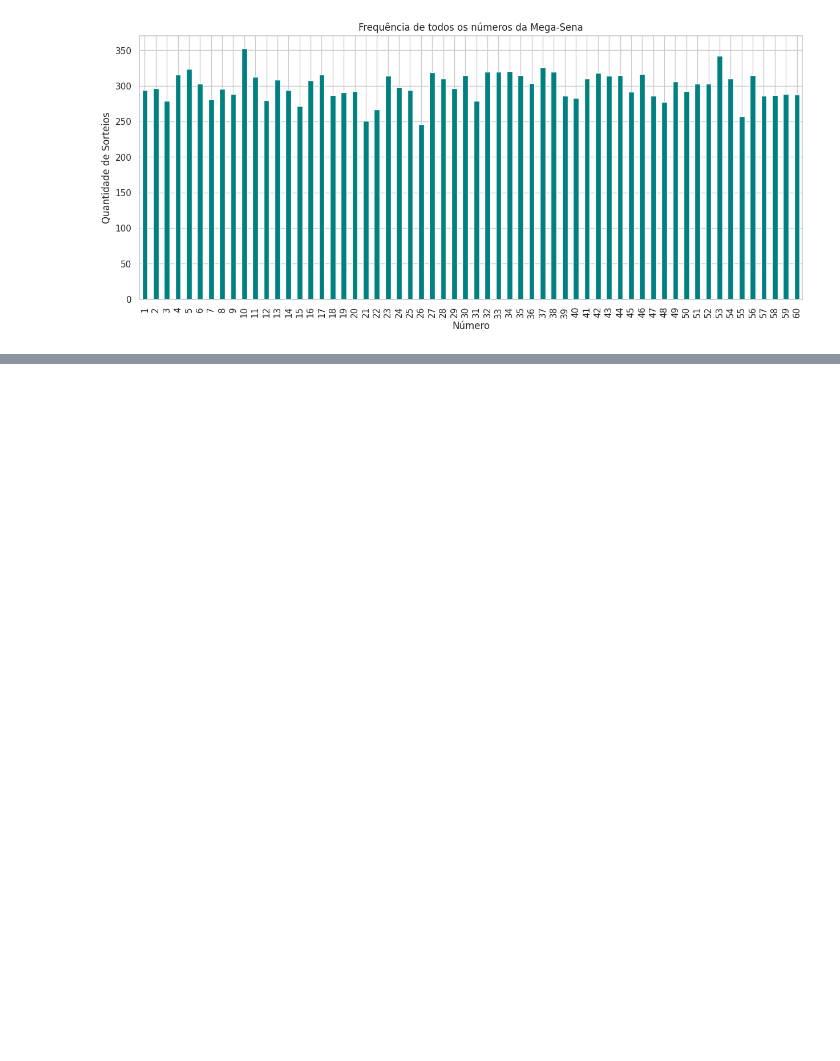
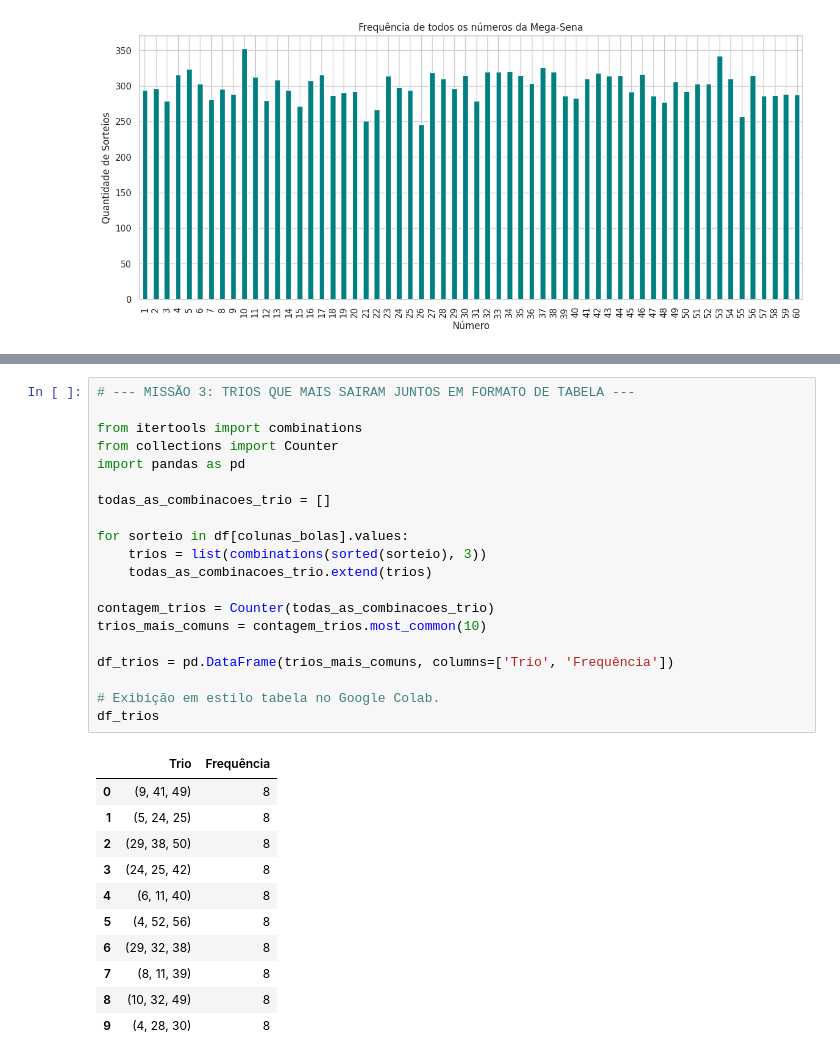
Before and after one commit to olivenbaum-dev/Learning_Lab, a Jupyter notebook: Análise_MegaSena/Analise_MegaSena.ipynb, the cells around one changed output, grey strips where cells are left out. Drawn from its saved outputs; the diff is of its cells as text; blank space fills up the shorter version.

```diff
--- a/Análise_MegaSena/Analise_MegaSena.ipynb
+++ b/Análise_MegaSena/Analise_MegaSena.ipynb
@@ -147,0 +144,32 @@ Os números 6 e 34 saíram juntos 39 vezes.
+# %%
+# --- MISSÃO 3: TRIOS QUE MAIS SAIRAM JUNTOS EM FORMATO DE TABELA ---
+
+from itertools import combinations
+from collections import Counter
+import pandas as pd
+
+todas_as_combinacoes_trio = []
+
+for sorteio in df[colunas_bolas].values:
+    trios = list(combinations(sorted(sorteio), 3))
+    todas_as_combinacoes_trio.extend(trios)
+
+contagem_trios = Counter(todas_as_combinacoes_trio)
+trios_mais_comuns = contagem_trios.most_common(10)
+
+df_trios = pd.DataFrame(trios_mais_comuns, columns=['Trio', 'Frequência'])
+
+# Exibição em estilo tabela no Google Colab.
+df_trios
+# %% [output]
+|  | Trio | Frequência |
+| 0 | (9, 41, 49) | 8 |
+| 1 | (5, 24, 25) | 8 |
+| 2 | (29, 38, 50) | 8 |
+| 3 | (24, 25, 42) | 8 |
+| 4 | (6, 11, 40) | 8 |
+| 5 | (4, 52, 56) | 8 |
+| 6 | (29, 32, 38) | 8 |
+| 7 | (8, 11, 39) | 8 |
+| 8 | (10, 32, 49) | 8 |
+| 9 | (4, 28, 30) | 8 |
```
Also changed, not shown: parts of 9 cells of this notebook.
